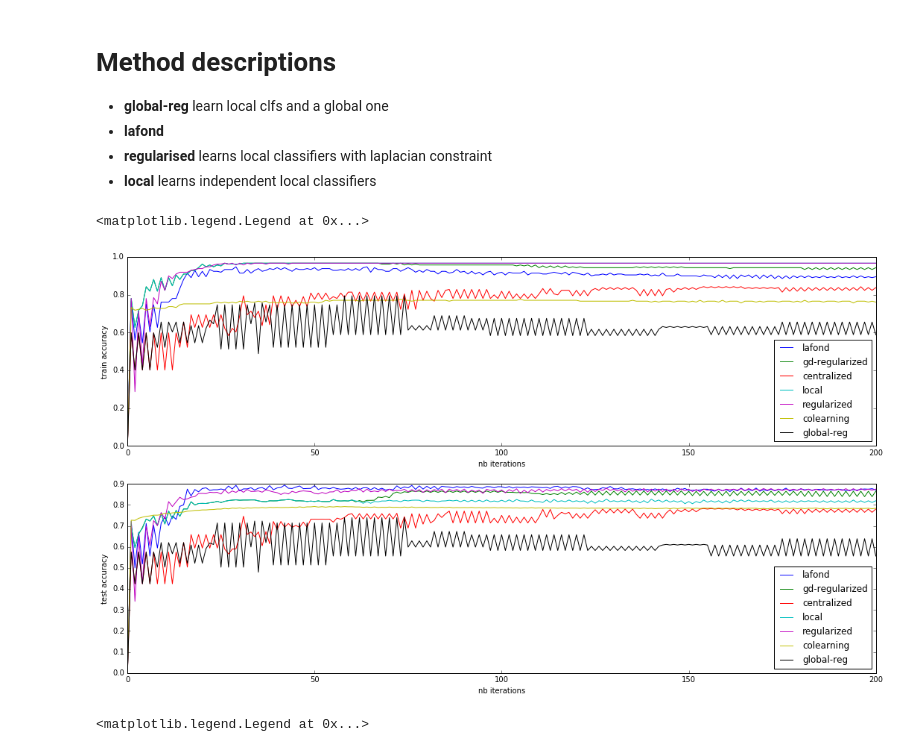
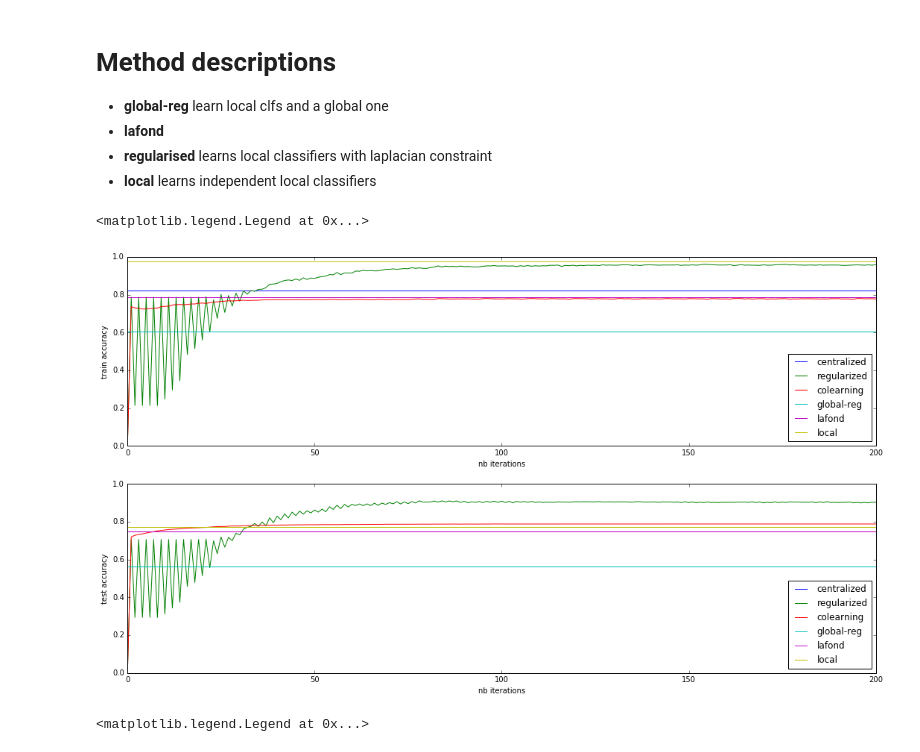
Before and after one commit to vzantedeschi/Dada, a Jupyter notebook: notebooks/Moons-100users.ipynb, the cells around one changed output. Saved outputs shown, nothing was run; the diff lists cells and outputs as text; code cells hidden in the pictures.

```diff
--- a/notebooks/Moons-100users.ipynb
+++ b/notebooks/Moons-100users.ipynb
@@ -54,50 +59,53 @@ base_clfs = get_stumps(n=B, d=D+1, min_v=vmin, max_v=vmax)
+# %%
+nodes_copy = deepcopy(nodes)
+results["regularized"] = regularized_local_FW(nodes_copy, base_clfs, beta=BETA, nb_iter=NB_ITER, mu=MU, callbacks=callbacks)
 # %%
-results = {}
+lafond_nodes = deepcopy(nodes)
+lafond_FW(lafond_nodes, base_clfs, beta=BETA_GD, nb_iter=2000, callbacks={})
+results["lafond"] = central_accuracy(lafond_nodes)
 
-nodes_copy = deepcopy(nodes)
-results["centralized"] = centralized_FW(nodes_copy, base_clfs, beta=BETA, nb_iter=NB_ITER, callbacks=callbacks)
-
-nodes_regularized = deepcopy(nodes)
-results["regularized"] = regularized_local_FW(nodes_regularized, base_clfs, beta=BETA, nb_iter=NB_ITER, mu=MU, callbacks=callbacks)
-
-nodes_copy = deepcopy(nodes)
-results["lafond"] = lafond_FW(nodes_copy, base_clfs, beta=BETA, nb_iter=NB_ITER, callbacks=callbacks)
+centralized_nodes = deepcopy(nodes)
+centralized_FW(centralized_nodes, base_clfs, beta=BETA, nb_iter=NB_ITER, callbacks={})
+results["centralized"] = central_accuracy(centralized_nodes)
 
 local_nodes = deepcopy(nodes)
-results["local"] = local_FW(local_nodes, base_clfs, beta=BETA, nb_iter=NB_ITER, callbacks=callbacks)
+local_FW(local_nodes, base_clfs, beta=BETA, nb_iter=NB_ITER, callbacks={})
+results["local"] = central_accuracy(local_nodes)
 
-nodes_copy = deepcopy(nodes)
-results["global-reg"] = global_regularized_local_FW(nodes_copy, base_clfs, beta=BETA, nb_iter=NB_ITER, callbacks=callbacks)
+global_nodes = deepcopy(nodes)
+global_regularized_local_FW(global_nodes, base_clfs, beta=BETA, nb_iter=NB_ITER, callbacks={})
+results["global-reg"] = central_accuracy(global_nodes)
 
-# colearning results
 results["colearning"], clf_colearning = colearning(N, X, Y, X_test, Y_test, D, NB_ITER, adj_matrix, similarities)
-
-gd_nodes = deepcopy(nodes)
-results["gd-regularized"] = gd_reg_local_FW(gd_nodes, base_clfs, gd_method={"name":"laplacian", "pace_gd": 30, "args":()}, beta=BETA, mu=1, reset_step=False, nb_iter=NB_ITER, callbacks=callbacks)
-print("done")
 # %%
 plt.figure(1, figsize=(18, 10))
 
 plt.subplot(211)
 plt.xlabel('nb iterations')
 plt.ylabel('train accuracy')
 
 for k, r_list in results.items():
-    plt.plot(range(len(r_list)), [r['accuracy'][0] for r in r_list], label='{}'.format(k))
+    try:
+        plt.plot(range(len(r_list)), [r['accuracy'][0] for r in r_list], label='{}'.format(k))
+    except:
+        plt.plot(range(NB_ITER+1), [r_list[0]]*(NB_ITER+1), label='{}'.format(k))
 
 plt.legend(loc='lower right')
 
 plt.subplot(212)
 plt.xlabel('nb iterations')
 plt.ylabel('test accuracy')
 
 for k, r_list in results.items():
-    plt.plot(range(len(r_list)), [r['accuracy'][1] for r in r_list], label='{}'.format(k))
+    try:
+        plt.plot(range(len(r_list)), [r['accuracy'][1] for r in r_list], label='{}'.format(k))
+    except:
+        plt.plot(range(NB_ITER+1), [r_list[1]]*(NB_ITER+1), label='{}'.format(k))
 
 plt.legend(loc='lower right')
 # %% [output]
 <matplotlib.legend.Legend at 0x...>
-[figure, old version]
+[figure, new version]
 # %%
 max_nb_edges = N*(N-1)
 
```
Also changed, not shown: parts of 3 cells of this notebook, 2 other files.
